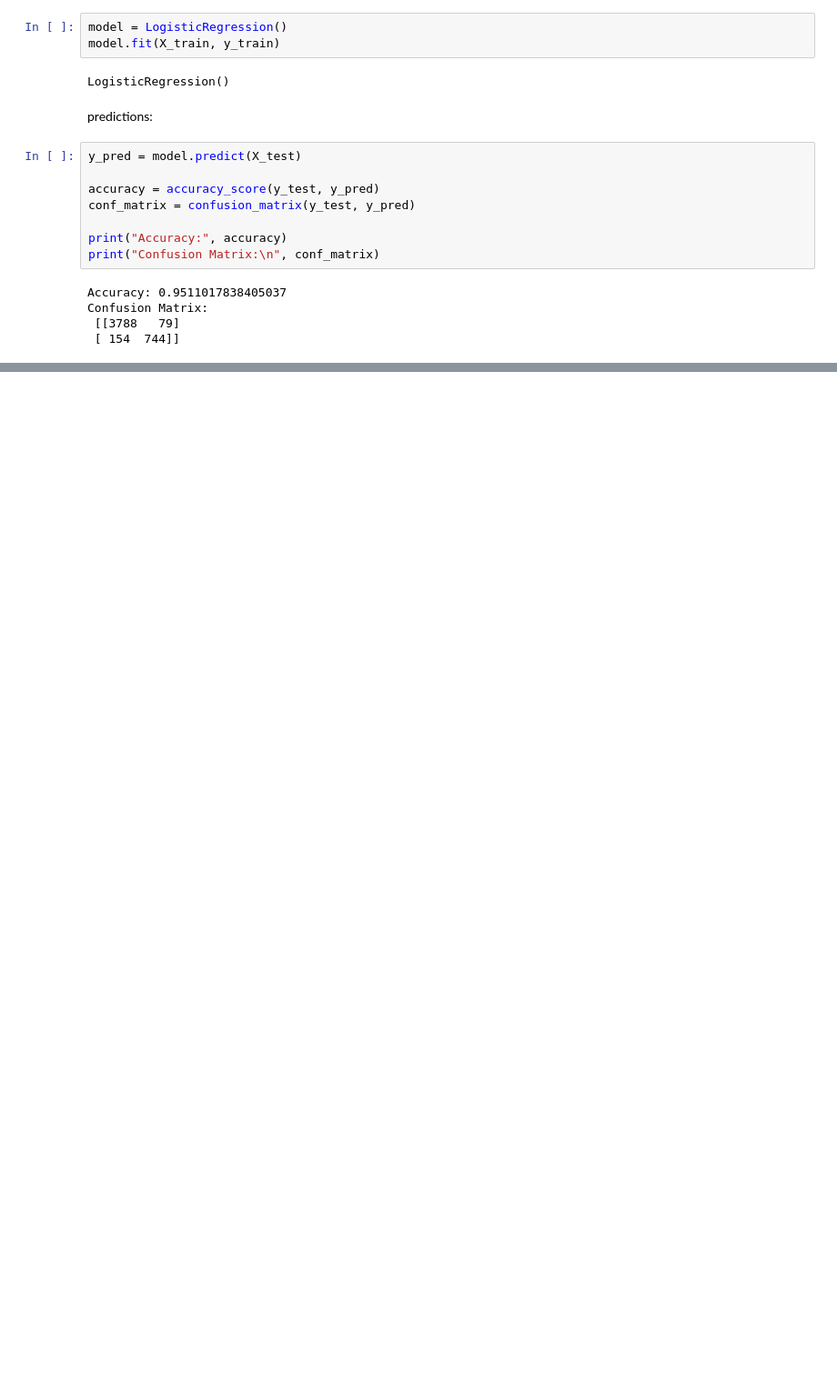
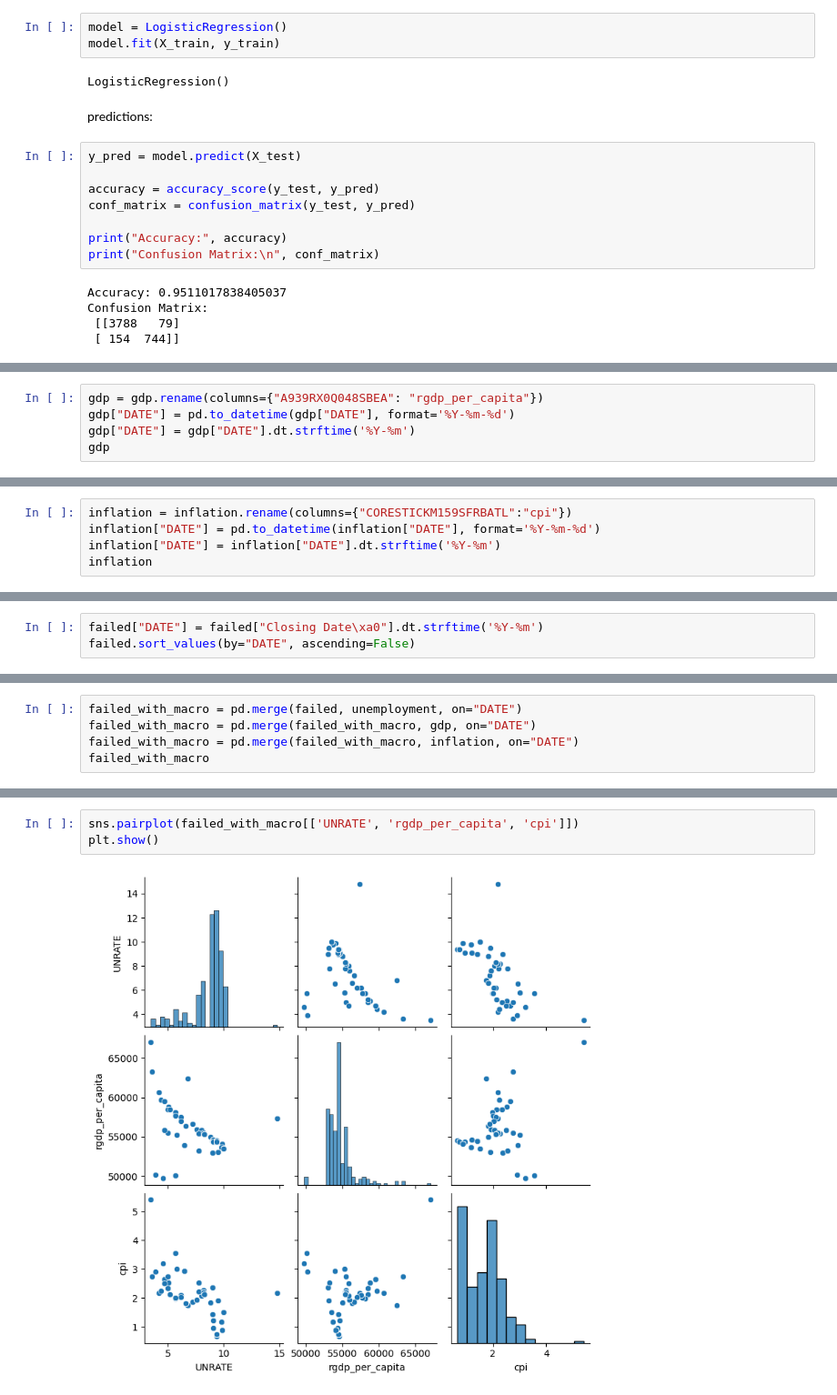
Before and after one commit to layadang/cs-365-bank-failures, a Jupyter notebook: main.ipynb, the cells around one changed output, grey strips where cells are left out. Shown at 91% size. Drawn from its saved outputs; the diff is of its cells as text; blank space fills up the shorter version.

Commit message:
oops forgot to push but i started work on analyzing macroeconomic variables by uploading data from FRED and grouping data in yearmonth form and hopefully getting some heatmaps

```diff
--- a/main.ipynb
+++ b/main.ipynb
@@ -197,0 +231,5 @@ plt.show()
+# %%
+gdp = gdp.rename(columns={"A939RX0Q048SBEA": "rgdp_per_capita"})
+gdp["DATE"] = pd.to_datetime(gdp["DATE"], format='%Y-%m-%d')
+gdp["DATE"] = gdp["DATE"].dt.strftime('%Y-%m')
+gdp
@@ -197,0 +250,5 @@ plt.show()
+# %%
+inflation = inflation.rename(columns={"CORESTICKM159SFRBATL":"cpi"})
+inflation["DATE"] = pd.to_datetime(inflation["DATE"], format='%Y-%m-%d')
+inflation["DATE"] = inflation["DATE"].dt.strftime('%Y-%m')
+inflation
@@ -197,0 +269,3 @@ plt.show()
+# %%
+failed["DATE"] = failed["Closing Date\xa0"].dt.strftime('%Y-%m')
+failed.sort_values(by="DATE", ascending=False)
@@ -197,0 +286,5 @@ plt.show()
+# %%
+failed_with_macro = pd.merge(failed, unemployment, on="DATE")
+failed_with_macro = pd.merge(failed_with_macro, gdp, on="DATE")
+failed_with_macro = pd.merge(failed_with_macro, inflation, on="DATE")
+failed_with_macro
@@ -197,0 +305,5 @@ plt.show()
+# %%
+sns.pairplot(failed_with_macro[['UNRATE', 'rgdp_per_capita', 'cpi']])
+plt.show()
+# %% [output]
+[figure, added]
```
Also changed, not shown: parts of 22 cells of this notebook, 4 other files.
